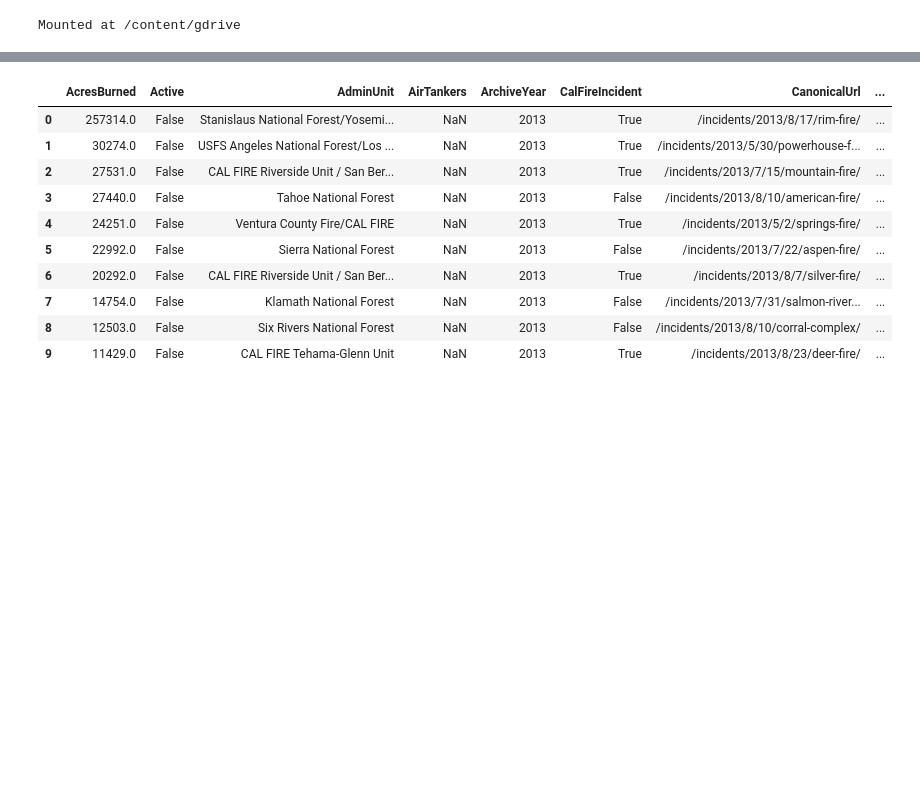
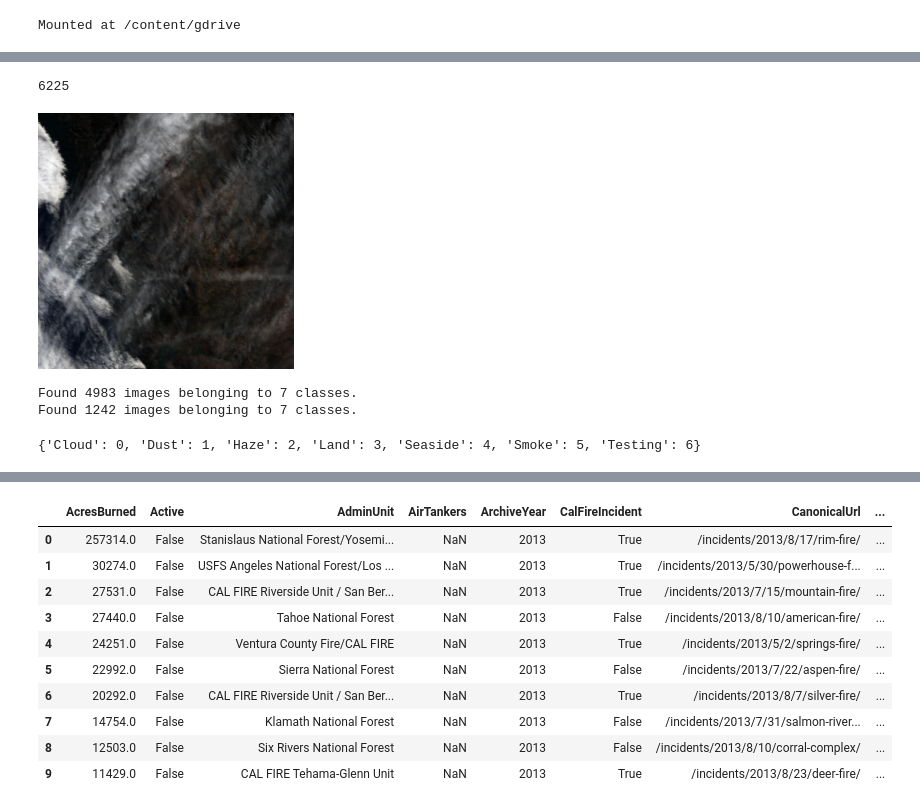
Before and after one commit to kushalt93/WildfirePrediction, a Jupyter notebook: testProject.ipynb, the cells around one changed output, grey strips where cells are left out. Drawn from its saved outputs; the diff is of its cells as text; code cells hidden in the pictures; blank space fills up the shorter version.

```diff
--- a/testProject.ipynb
+++ b/testProject.ipynb
@@ -17,0 +24,36 @@ Mounted at /content/gdrive
+# %%
+import pathlib
+data_dir = pathlib.Path('/content/gdrive/My Drive/Project_final/Campfire')
+# %%
+image_count = len(list(data_dir.glob('*/*.tif')))
+print(image_count)
+# %% [output]
+6225
+# %%
+cloud = list(data_dir.glob('Cloud/*'))
+PIL.Image.open(str(cloud[0]))
+# %% [output]
+[figure, added]
+# %%
+image_generator = ImageDataGenerator(rescale=1/255, validation_split=0.2)
+
+train_dataset = image_generator.flow_from_directory(batch_size=32,
+                                                 directory=data_dir,
+                                                 shuffle=True,
+                                                 target_size=(280, 280),
+                                                 subset="training",
+                                                 class_mode='categorical')
+
+validation_dataset = image_generator.flow_from_directory(batch_size=32,
+                                                 directory=data_dir,
+                                                 shuffle=True,
+                                                 target_size=(280, 280),
+                                                 subset="validation",
+                                                 class_mode='categorical')
+# %% [output]
+Found 4983 images belonging to 7 classes.
+Found 1242 images belonging to 7 classes.
+# %%
+print(train_dataset.class_indices)
+# %% [output]
+{'Cloud': 0, 'Dust': 1, 'Haze': 2, 'Land': 3, 'Seaside': 4, 'Smoke': 5, 'Testing': 6}
```
Also changed, not shown: parts of 4 cells of this notebook.
